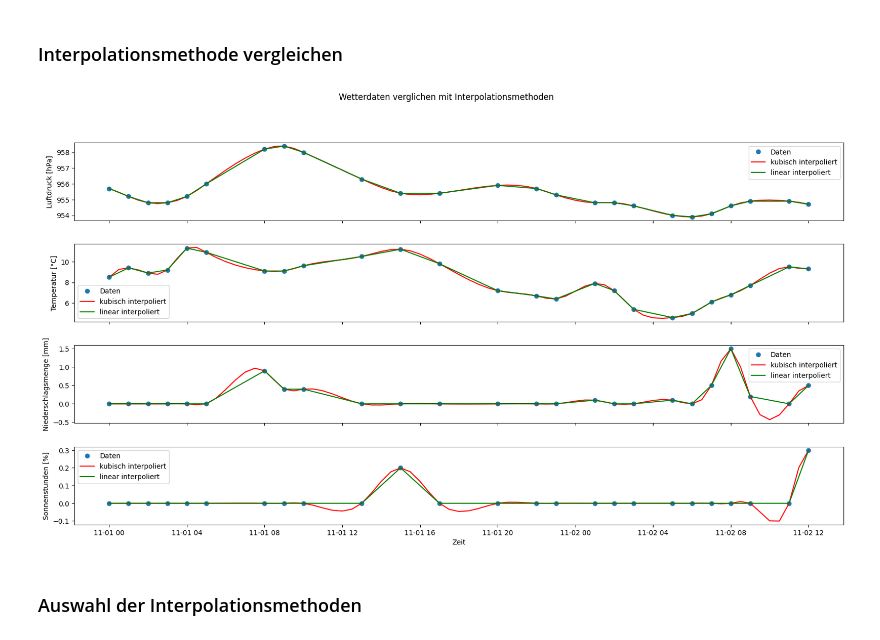
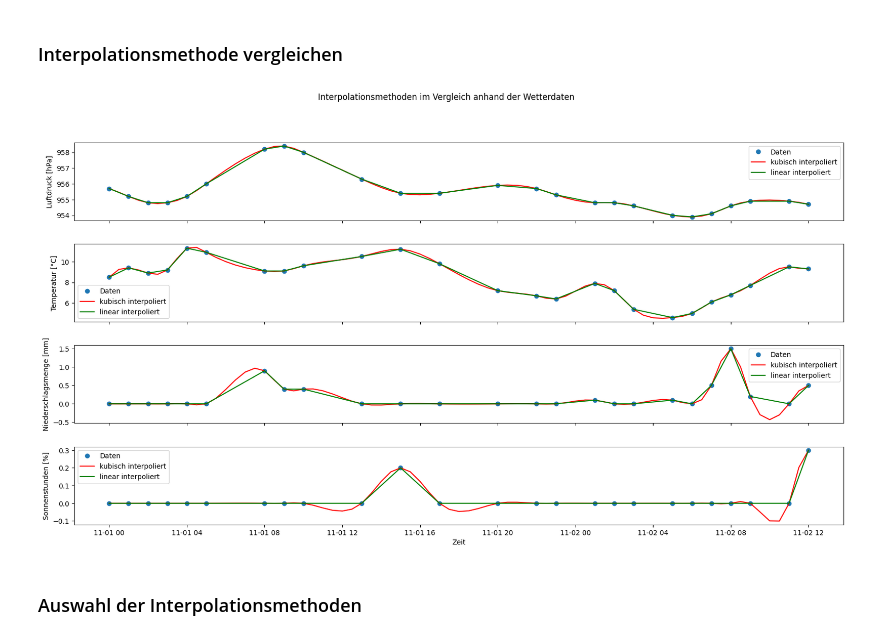
Before and after one commit to Kevin-J-Klein/NGDS-Gruppe-G, a Jupyter notebook: WetterstationGruppeG-Kevin.ipynb, the cells around one changed output. Saved outputs shown, nothing was run; the diff lists cells and outputs as text; code cells hidden in the pictures.

```diff
--- a/WetterstationGruppeG-Kevin.ipynb
+++ b/WetterstationGruppeG-Kevin.ipynb
@@ -76,36 +76,37 @@ max_demo = 2 * int(np.max(time_diff[:25])) + 1 #Für den Index beim Plotten der
 # %%
+#Plot über einen bestimmten Zeitraum um die Interpolationsmethoden zu vergleichen
 fig, (ax1, ax2, ax3, ax4) = plt.subplots(4, 1, sharex=True, figsize=(20,10))
 fig.subplots_adjust(wspace=0.5, hspace=0.3)
 
 ax1.plot(datetime_demo, pressure[:25], 'o', label='Daten')
 ax1.plot(time_datetime_inter[0:max_demo], pressure_inter_cubic[0:max_demo], 'r-', label='kubisch interpoliert')
 ax1.plot(time_datetime_inter[0:max_demo], pressure_inter_linear[0:max_demo], 'g-', label='linear interpoliert')
 ax1.set_ylabel('Luftdruck [hPa]')
 ax1.legend()
 
 ax2.plot(datetime_demo, temp[:25], 'o', label='Daten')
 ax2.plot(time_datetime_inter[0:max_demo], temp_inter_cubic[0:max_demo], 'r-', label='kubisch interpoliert')
 ax2.plot(time_datetime_inter[0:max_demo], temp_inter_linear[0:max_demo], 'g-', label='linear interpoliert')
 ax2.set_ylabel('Temperatur [°C]')
 ax2.legend()
 
 ax3.plot(datetime_demo, rain[:25], 'o', label='Daten')
 ax3.plot(time_datetime_inter[0:max_demo], rain_inter_cubic[0:max_demo], 'r-', label='kubisch interpoliert')
 ax3.plot(time_datetime_inter[0:max_demo], rain_inter_linear[0:max_demo], 'g-', label='linear interpoliert')
 ax3.set_ylabel('Niederschlagsmenge [mm]')
 ax3.legend()
 
 ax4.plot(datetime_demo, sunshine[:25], 'o', label='Daten')
 ax4.plot(time_datetime_inter[0:max_demo], sunshine_inter_cubic[0:max_demo], 'r-', label='kubisch interpoliert')
 ax4.plot(time_datetime_inter[0:max_demo], sunshine_inter_linear[0:max_demo], 'g-', label='linear interpoliert')
 ax4.set_ylabel('Sonnenstunden [%]')
 ax4.legend()
 
-plt.xlabel('Zeit') # Zeit????? -> bessere beschriftung????
-plt.suptitle('Wetterdaten verglichen mit Interpolationsmethoden') #besserer Titel bitte!!!!!!!
+plt.xlabel('Zeit')
+plt.suptitle('Interpolationsmethoden im Vergleich anhand der Wetterdaten')
 plt.show()
 # %% [output]
-[figure, old version]
+[figure, new version]
 # %% [markdown]
 ### Auswahl der Interpolationsmethoden
 # %% [markdown]
```
Also changed, not shown: parts of 14 cells of this notebook.
